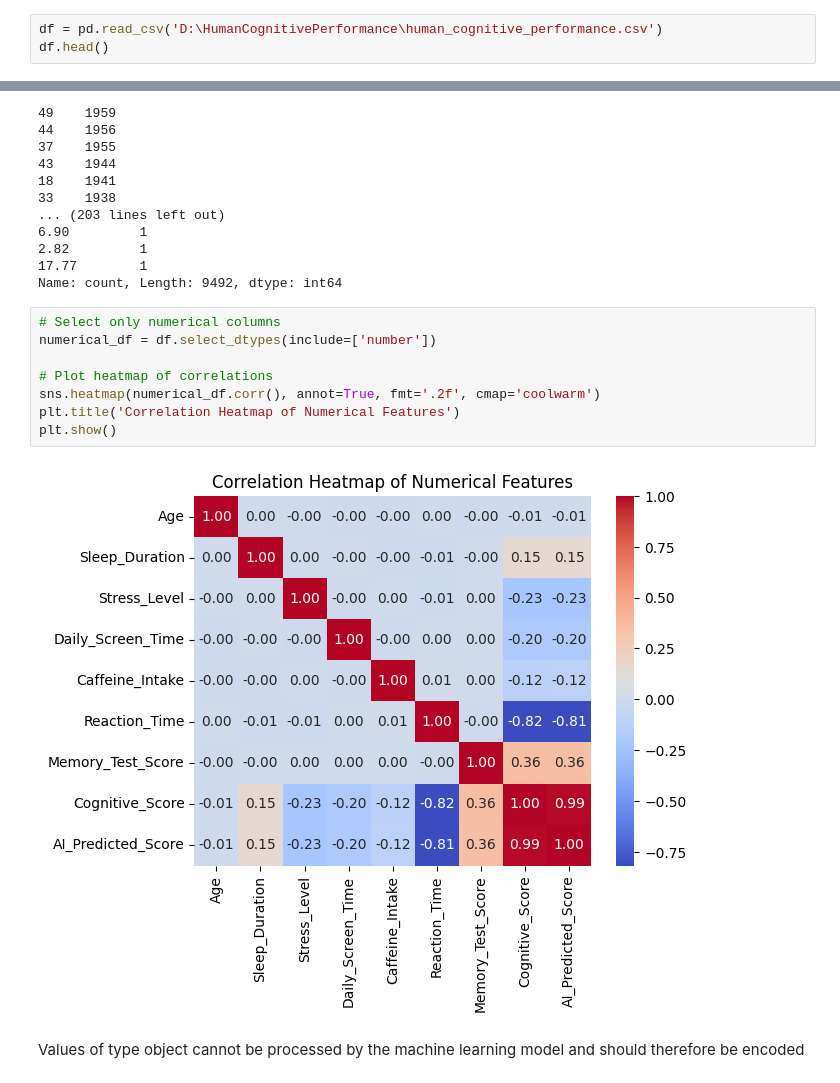
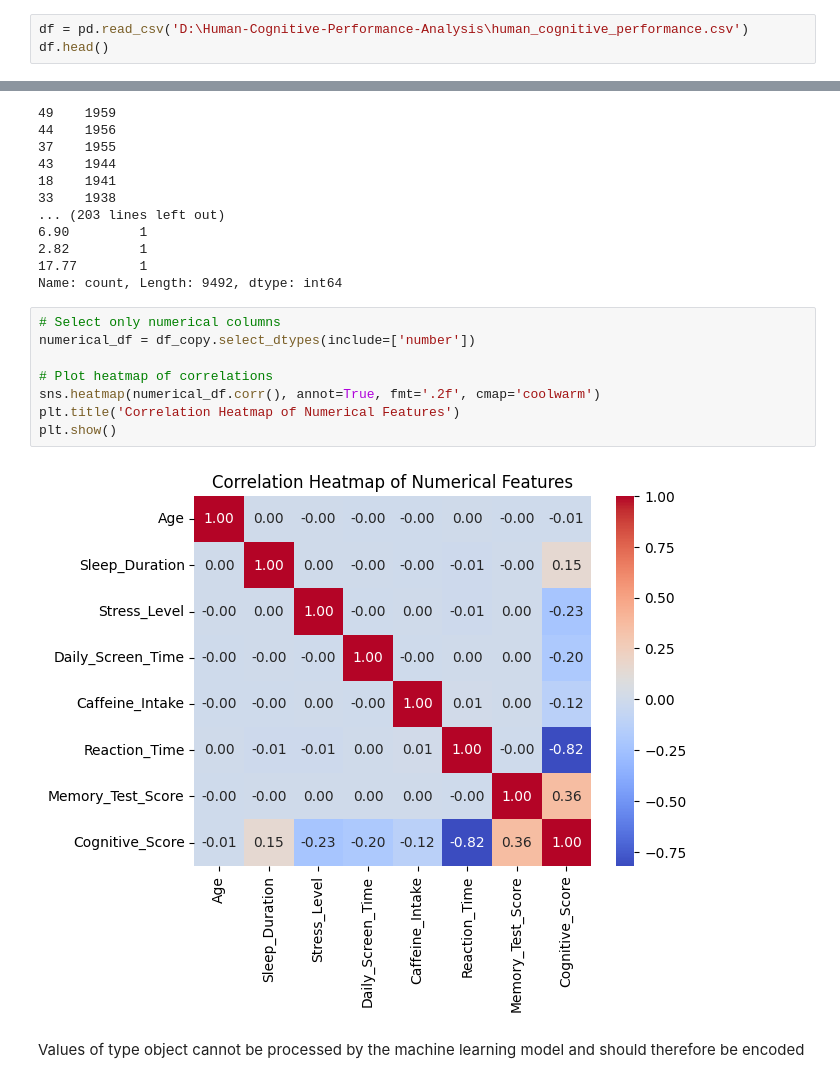
Before and after one commit to HebaTarekMahdi/Human-Cognitive-Performance-Analysis, a Jupyter notebook: demo.ipynb, the cells around one changed output, grey strips where cells are left out. Drawn from its saved outputs; the diff is of its cells as text.

Commit message:
Added visualizations in demo notebook

```diff
--- a/demo.ipynb
+++ b/demo.ipynb
@@ -9,7 +12,7 @@ warnings.filterwarnings("ignore", category=DeprecationWarning)
 # %% [markdown]
 Explore The Dataset (EDA)
 # %%
-df = pd.read_csv('D:\HumanCognitivePerformance\human_cognitive_performance.csv')
+df = pd.read_csv('D:\Human-Cognitive-Performance-Analysis\human_cognitive_performance.csv')
 df.head()
 # %% [output]
 |  | User_ID | Age | Gender | Sleep_Duration | Stress_Level | Diet_Type | Daily_Screen_Time | ... |
@@ -129,14 +141,14 @@ Age
 Name: count, Length: 9492, dtype: int64
 # %%
 # Select only numerical columns
-numerical_df = df.select_dtypes(include=['number'])
+numerical_df = df_copy.select_dtypes(include=['number'])
 
 # Plot heatmap of correlations
 sns.heatmap(numerical_df.corr(), annot=True, fmt='.2f', cmap='coolwarm')
 plt.title('Correlation Heatmap of Numerical Features')
 plt.show()
 # %% [output]
-[figure, old version]
+[figure, new version]
 # %% [markdown]
 Values of type object cannot be processed by the machine learning model and should therefore be encoded
 # %%
```
Also changed, not shown: parts of 13 cells of this notebook.
